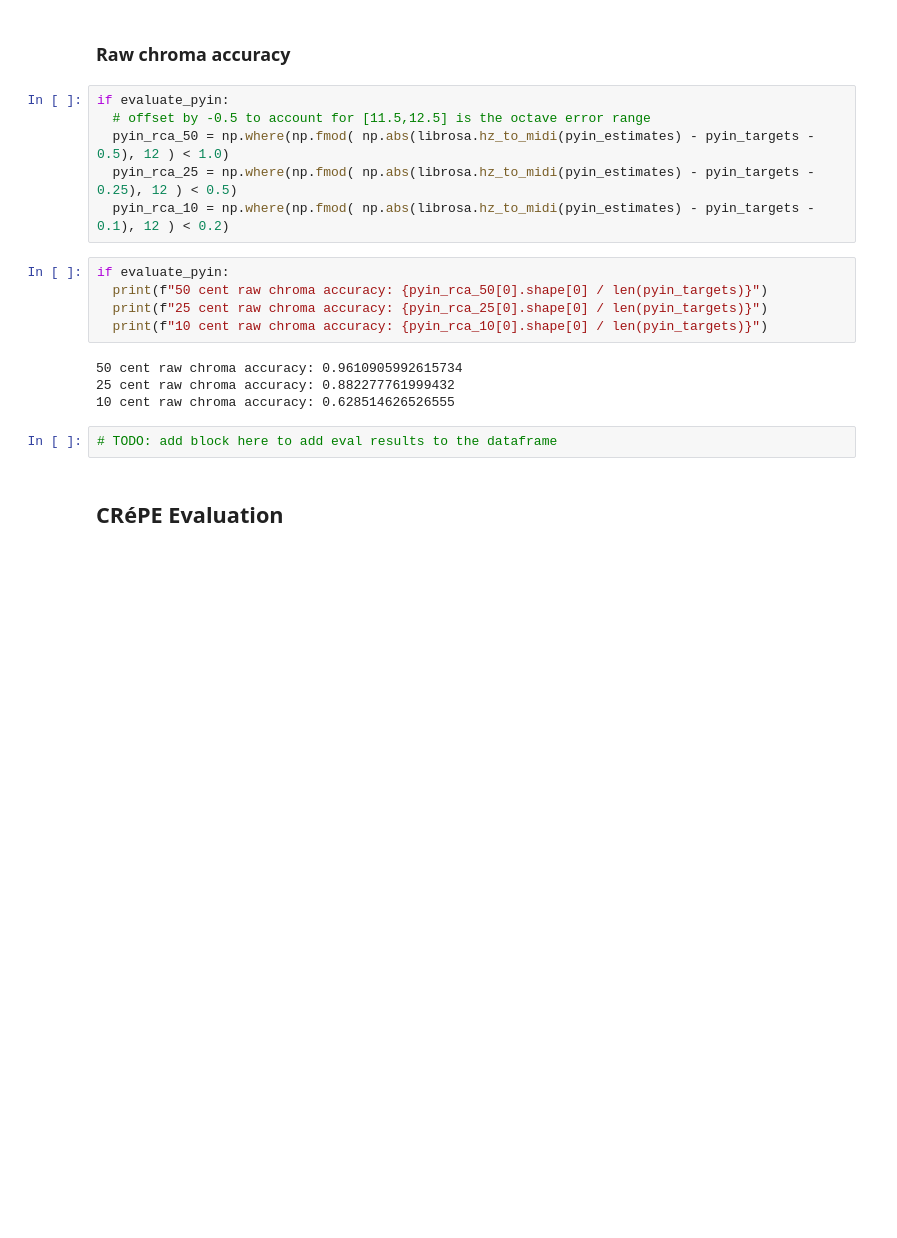
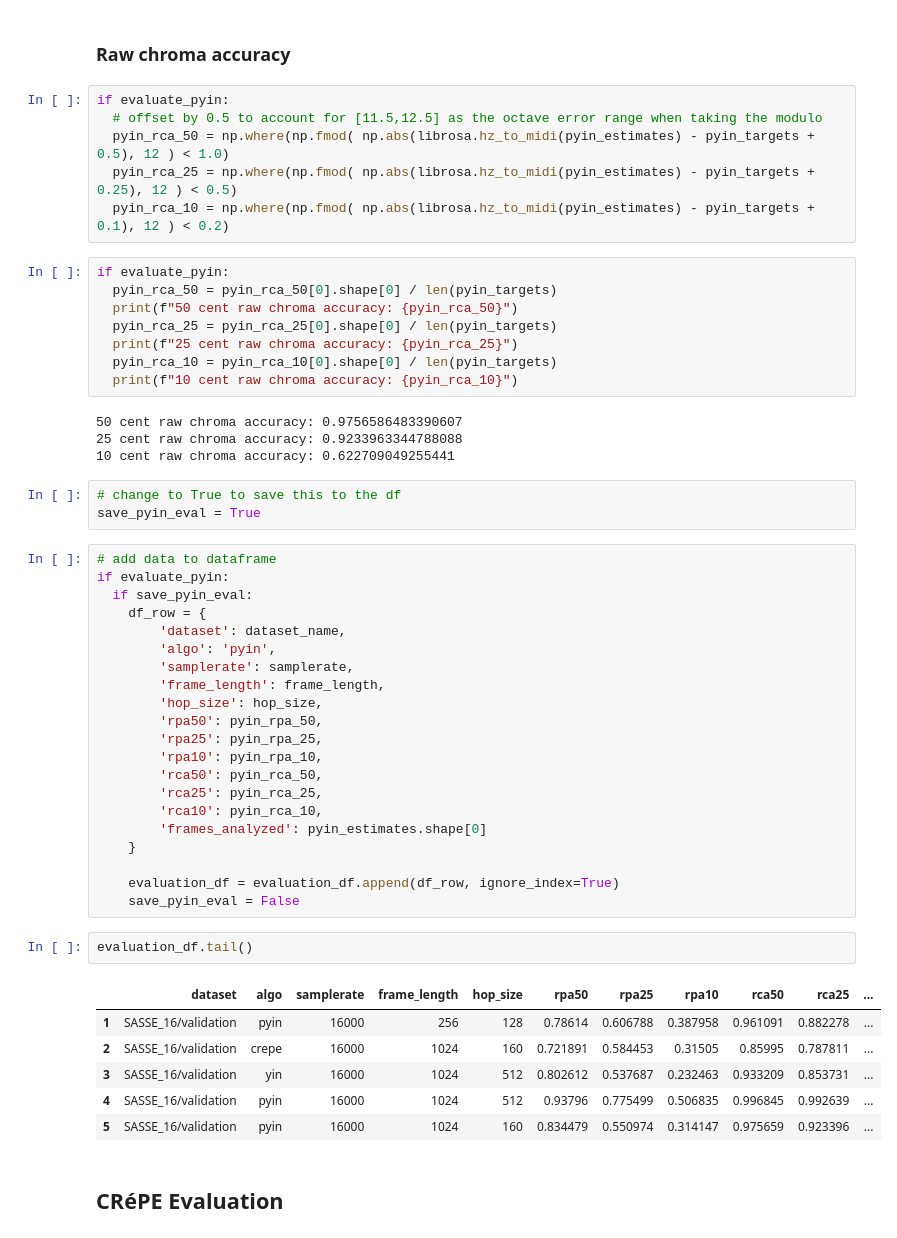
Before and after one commit to malloyca/steelpan-pitch-private, a Jupyter notebook: onset-pitch/steelpan_onset.ipynb, the cells around one changed output. Saved outputs shown, nothing was run; the diff lists cells and outputs as text; blank space fills up the shorter version.

```diff
--- a/onset-pitch/steelpan_onset.ipynb
+++ b/onset-pitch/steelpan_onset.ipynb
@@ -741,21 +800,55 @@ if evaluate_pyin:
 ### Raw chroma accuracy
 # %%
 if evaluate_pyin:
-  # offset by -0.5 to account for [11.5,12.5] is the octave error range
-  pyin_rca_50 = np.where(np.fmod( np.abs(librosa.hz_to_midi(pyin_estimates) - pyin_targets - 0.5), 12 ) < 1.0)
-  pyin_rca_25 = np.where(np.fmod( np.abs(librosa.hz_to_midi(pyin_estimates) - pyin_targets - 0.25), 12 ) < 0.5)
-  pyin_rca_10 = np.where(np.fmod( np.abs(librosa.hz_to_midi(pyin_estimates) - pyin_targets - 0.1), 12 ) < 0.2)
+  # offset by 0.5 to account for [11.5,12.5] as the octave error range when taking the modulo
+  pyin_rca_50 = np.where(np.fmod( np.abs(librosa.hz_to_midi(pyin_estimates) - pyin_targets + 0.5), 12 ) < 1.0)
+  pyin_rca_25 = np.where(np.fmod( np.abs(librosa.hz_to_midi(pyin_estimates) - pyin_targets + 0.25), 12 ) < 0.5)
+  pyin_rca_10 = np.where(np.fmod( np.abs(librosa.hz_to_midi(pyin_estimates) - pyin_targets + 0.1), 12 ) < 0.2)
 # %%
 if evaluate_pyin:
-  print(f"50 cent raw chroma accuracy: {pyin_rca_50[0].shape[0] / len(pyin_targets)}")
-  print(f"25 cent raw chroma accuracy: {pyin_rca_25[0].shape[0] / len(pyin_targets)}")
-  print(f"10 cent raw chroma accuracy: {pyin_rca_10[0].shape[0] / len(pyin_targets)}")
+  pyin_rca_50 = pyin_rca_50[0].shape[0] / len(pyin_targets)
+  print(f"50 cent raw chroma accuracy: {pyin_rca_50}")
+  pyin_rca_25 = pyin_rca_25[0].shape[0] / len(pyin_targets)
+  print(f"25 cent raw chroma accuracy: {pyin_rca_25}")
+  pyin_rca_10 = pyin_rca_10[0].shape[0] / len(pyin_targets)
+  print(f"10 cent raw chroma accuracy: {pyin_rca_10}")
 # %% [output]
-50 cent raw chroma accuracy: 0.9610905992615734
-25 cent raw chroma accuracy: 0.882277761999432
-10 cent raw chroma accuracy: 0.628514626526555
+50 cent raw chroma accuracy: 0.9756586483390607
+25 cent raw chroma accuracy: 0.9233963344788088
+10 cent raw chroma accuracy: 0.622709049255441
-# %%
-# TODO: add block here to add eval results to the dataframe
+# %%
+# change to True to save this to the df
+save_pyin_eval = True
+# %%
+# add data to dataframe
+if evaluate_pyin:
+  if save_pyin_eval:
+    df_row = {
+        'dataset': dataset_name,
+        'algo': 'pyin',
+        'samplerate': samplerate,
+        'frame_length': frame_length,
+        'hop_size': hop_size,
+        'rpa50': pyin_rpa_50,
+        'rpa25': pyin_rpa_25,
+        'rpa10': pyin_rpa_10,
+        'rca50': pyin_rca_50,
+        'rca25': pyin_rca_25,
+        'rca10': pyin_rca_10,
+        'frames_analyzed': pyin_estimates.shape[0]
+    }
+
+    evaluation_df = evaluation_df.append(df_row, ignore_index=True)
+    save_pyin_eval = False
+# %%
+evaluation_df.tail()
+# %% [output]
+|  | dataset | algo | samplerate | frame_length | hop_size | rpa50 | rpa25 | rpa10 | rca50 | rca25 | ... |
+| 1 | SASSE_16/validation | pyin | 16000 | 256 | 128 | 0.78614 | 0.606788 | 0.387958 | 0.961091 | 0.882278 | ... |
+| 2 | SASSE_16/validation | crepe | 16000 | 1024 | 160 | 0.721891 | 0.584453 | 0.31505 | 0.85995 | 0.787811 | ... |
+| 3 | SASSE_16/validation | yin | 16000 | 1024 | 512 | 0.802612 | 0.537687 | 0.232463 | 0.933209 | 0.853731 | ... |
+| 4 | SASSE_16/validation | pyin | 16000 | 1024 | 512 | 0.93796 | 0.775499 | 0.506835 | 0.996845 | 0.992639 | ... |
+| 5 | SASSE_16/validation | pyin | 16000 | 1024 | 160 | 0.834479 | 0.550974 | 0.314147 | 0.975659 | 0.923396 | ... |
 # %% [markdown]
 ## CRéPE Evaluation
 # %%
```
Also changed, not shown: parts of 63 cells of this notebook.
